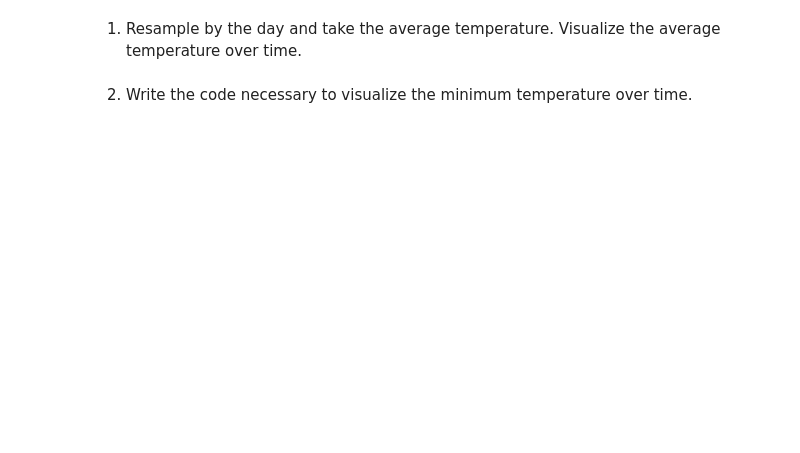
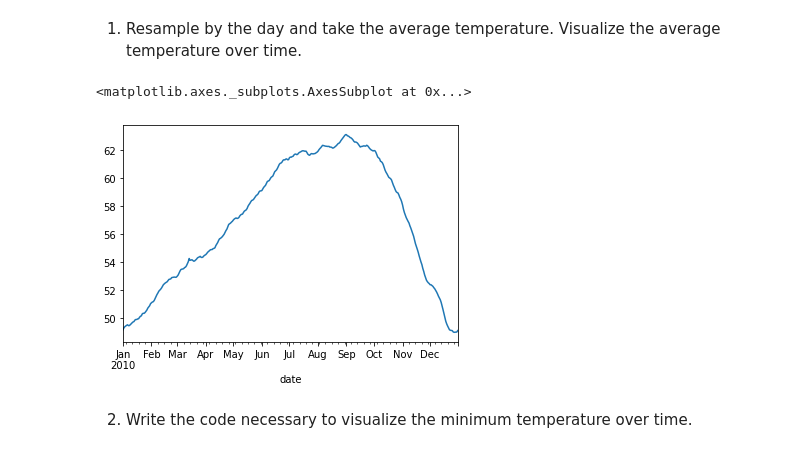
Before and after one commit to noahmelngailis/ds-methodologies-exercises, a Jupyter notebook: time_series/prepare_exercises.ipynb, the cells around one changed output. Cells and saved outputs as stored; diff of their text form; code cells hidden in the pictures; blank space fills up the shorter version.

```diff
--- a/time_series/prepare_exercises.ipynb
+++ b/time_series/prepare_exercises.ipynb
@@ -128,3 +164,5 @@ df['year'] = df.index.year
 # %%
 from vega_datasets import data
 df = data.sf_temps()
+# %%
+df = df.set_index('date')
@@ -131,4 +178,10 @@ df = data.sf_temps()
 # %% [markdown]
 1.  Resample by the day and take the average temperature. Visualize the average temperature over time.
+# %%
+daily_temp = df.temp.resample("D").mean()
+daily_temp.plot()
+# %% [output]
+<matplotlib.axes._subplots.AxesSubplot at 0x...>
+[figure, added]
 # %% [markdown]
 2. Write the code necessary to visualize the minimum temperature over time.
```
Also changed, not shown: parts of 32 cells of this notebook.
